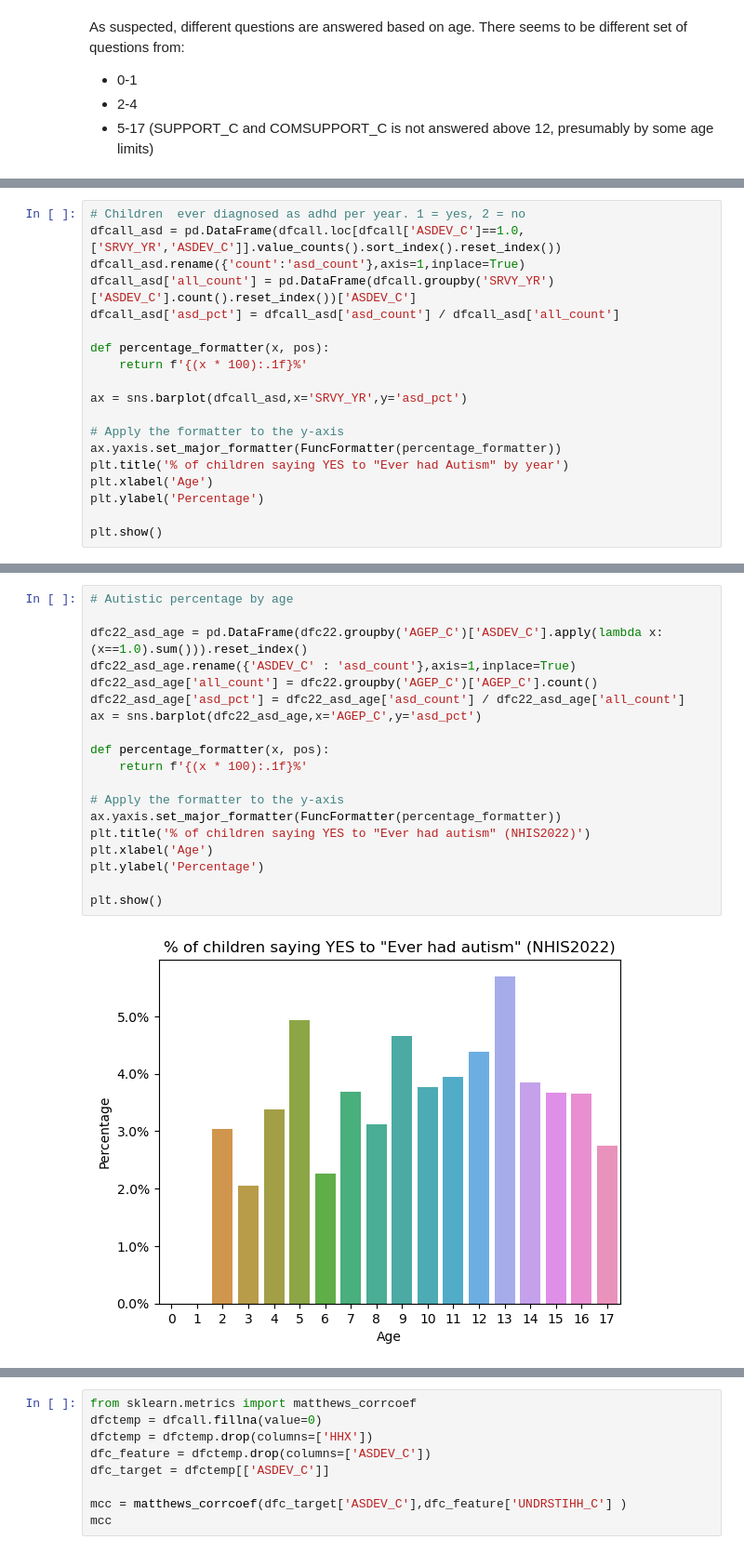
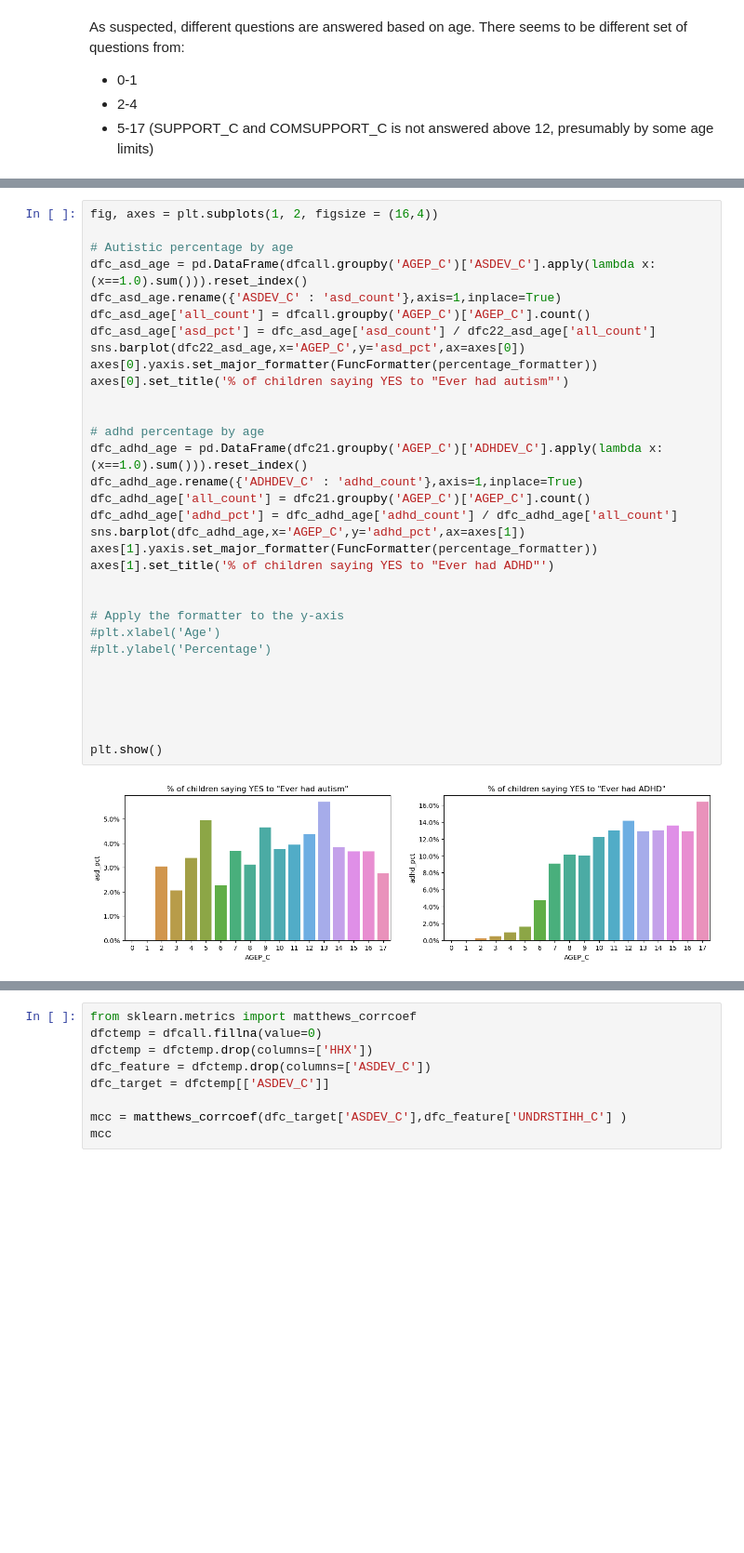
Before and after one commit to kiroah/neurodiversity, a Jupyter notebook: NHIS/NHIS.ipynb, the cells around one changed output, grey strips where cells are left out. Shown at 93% size. Drawn from its saved outputs; the diff is of its cells as text; blank space fills up the shorter version.

```diff
--- a/NHIS/NHIS.ipynb
+++ b/NHIS/NHIS.ipynb
@@ -194,19 +238,0 @@ plt.show()
-# %%
-# Children  ever diagnosed as adhd per year. 1 = yes, 2 = no
-dfcall_asd = pd.DataFrame(dfcall.loc[dfcall['ASDEV_C']==1.0,['SRVY_YR','ASDEV_C']].value_counts().sort_index().reset_index())
-dfcall_asd.rename({'count':'asd_count'},axis=1,inplace=True)
-dfcall_asd['all_count'] = pd.DataFrame(dfcall.groupby('SRVY_YR')['ASDEV_C'].count().reset_index())['ASDEV_C']
-dfcall_asd['asd_pct'] = dfcall_asd['asd_count'] / dfcall_asd['all_count']
-
-def percentage_formatter(x, pos):
-    return f'{(x * 100):.1f}%'
-
-ax = sns.barplot(dfcall_asd,x='SRVY_YR',y='asd_pct')
-
-# Apply the formatter to the y-axis
-ax.yaxis.set_major_formatter(FuncFormatter(percentage_formatter))
-plt.title('% of children saying YES to "Ever had Autism" by year')
-plt.xlabel('Age')
-plt.ylabel('Percentage')
-
-plt.show()
@@ -215,21 +239,34 @@ plt.show()
 # %%
+fig, axes = plt.subplots(1, 2, figsize = (16,4))
+
 # Autistic percentage by age
+dfc_asd_age = pd.DataFrame(dfcall.groupby('AGEP_C')['ASDEV_C'].apply(lambda x: (x==1.0).sum())).reset_index()
+dfc_asd_age.rename({'ASDEV_C' : 'asd_count'},axis=1,inplace=True)
+dfc_asd_age['all_count'] = dfcall.groupby('AGEP_C')['AGEP_C'].count()
+dfc_asd_age['asd_pct'] = dfc_asd_age['asd_count'] / dfc22_asd_age['all_count']
+sns.barplot(dfc22_asd_age,x='AGEP_C',y='asd_pct',ax=axes[0])
+axes[0].yaxis.set_major_formatter(FuncFormatter(percentage_formatter))
+axes[0].set_title('% of children saying YES to "Ever had autism"')
 
-dfc22_asd_age = pd.DataFrame(dfc22.groupby('AGEP_C')['ASDEV_C'].apply(lambda x: (x==1.0).sum())).reset_index()
-dfc22_asd_age.rename({'ASDEV_C' : 'asd_count'},axis=1,inplace=True)
-dfc22_asd_age['all_count'] = dfc22.groupby('AGEP_C')['AGEP_C'].count()
-dfc22_asd_age['asd_pct'] = dfc22_asd_age['asd_count'] / dfc22_asd_age['all_count']
-ax = sns.barplot(dfc22_asd_age,x='AGEP_C',y='asd_pct')
 
-def percentage_formatter(x, pos):
-    return f'{(x * 100):.1f}%'
+# adhd percentage by age
+dfc_adhd_age = pd.DataFrame(dfc21.groupby('AGEP_C')['ADHDEV_C'].apply(lambda x: (x==1.0).sum())).reset_index()
+dfc_adhd_age.rename({'ADHDEV_C' : 'adhd_count'},axis=1,inplace=True)
+dfc_adhd_age['all_count'] = dfc21.groupby('AGEP_C')['AGEP_C'].count()
+dfc_adhd_age['adhd_pct'] = dfc_adhd_age['adhd_count'] / dfc_adhd_age['all_count']
+sns.barplot(dfc_adhd_age,x='AGEP_C',y='adhd_pct',ax=axes[1])
+axes[1].yaxis.set_major_formatter(FuncFormatter(percentage_formatter))
+axes[1].set_title('% of children saying YES to "Ever had ADHD"')
+
 
 # Apply the formatter to the y-axis
-ax.yaxis.set_major_formatter(FuncFormatter(percentage_formatter))
-plt.title('% of children saying YES to "Ever had autism" (NHIS2022)')
-plt.xlabel('Age')
-plt.ylabel('Percentage')
+#plt.xlabel('Age')
+#plt.ylabel('Percentage')
+
+
+
+
 
 plt.show()
 # %% [output]
-[figure, old version]
+[figure, new version]
```
Also changed, not shown: parts of 30 cells of this notebook.
